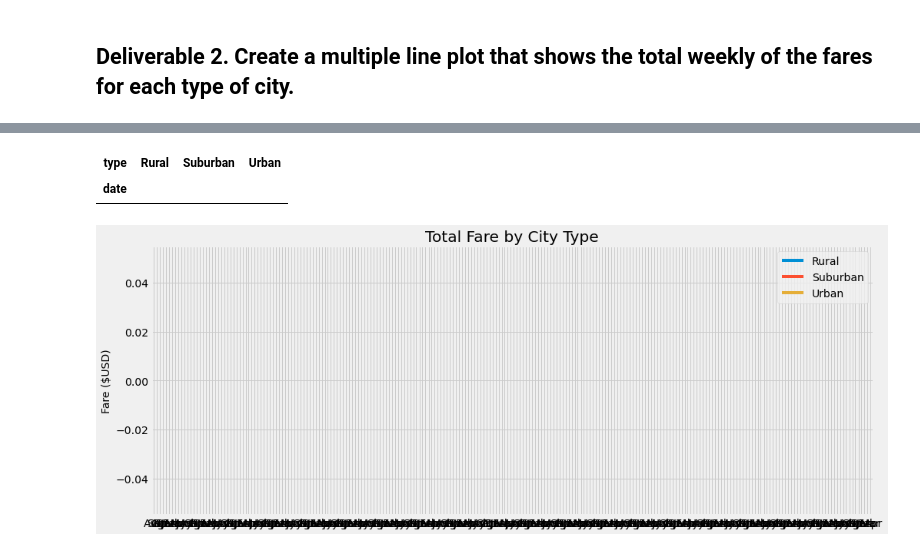
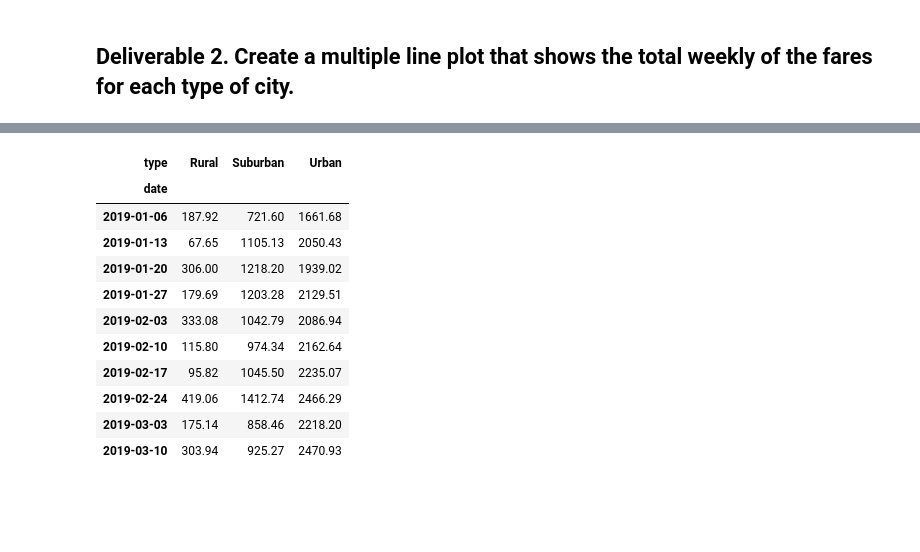
Before and after one commit to EdnaOkundi/Pyber_Analysis_II, a Jupyter notebook: PyBer_Challenge.ipynb, the cells around one changed output, grey strips where cells are left out. Saved outputs shown, nothing was run; the diff lists cells and outputs as text; code cells hidden in the pictures; blank space fills up the shorter version.

```diff
--- a/PyBer_Challenge.ipynb
+++ b/PyBer_Challenge.ipynb
@@ -195,6 +163,6 @@ Name: fare, Length: 2364, dtype: float64
 # %%
-#Reset the index on the DataFrame you created in #1. This is needed to use the 'pivot()' function.
-# # resetting the DataFrame index
-total_fare_per_day = total_fare_per_day.reset_index()
-total_fare_per_day.head()
+# 10. Reset the index on the DataFrame you created in #1. This is needed to use the 'pivot()' function.
+# df = df.reset_index()
+sum_fares_df = sum_fares_df.reset_index()
+sum_fares_df
 # %% [output]
@@ -207,8 +182,8 @@ total_fare_per_day.head()
 # %%
-# 4. Create a pivot table with the 'date' as the index, the columns ='type', and values='fare'
+# 11. Create a pivot table with the 'date' as the index, the columns ='type', and values='fare'
 # to get the total fares for each type of city by the date.
-total_fare_per_day_pivot = total_fare_per_day.pivot(index='date', columns='type', values='fare')
-total_fare_per_day_pivot
+sum_fares_pivot_df = sum_fares_df.pivot(index = 'date', columns = 'type', values='fare')
+sum_fares_pivot_df.head(10)
 # %% [output]
 | type | Rural | Suburban | Urban |
 | date |  |  |  |
@@ -227,7 +200,7 @@ total_fare_per_day_pivot
 # %%
-# 5. Create a new DataFrame from the pivot table DataFrame using loc on the given dates, '2019-01-01':'2019-04-29'.
-jan_apr_fare_per_day = total_fare_per_day_pivot.loc['2019-01-01':'2019-04-28']
-jan_apr_fare_per_day.tail()
+# 12. Create a new DataFrame from the pivot table DataFrame using loc on the given dates, '2019-01-01':'2019-04-29'.
+jan_april_2019_df = sum_fares_pivot_df.loc["2019-01-01":"2019-04-29"]
+jan_april_2019_df
 # %% [output]
 | type | Rural | Suburban | Urban |
 | date |  |  |  |
@@ -234,5 +219,5 @@ jan_apr_fare_per_day.tail()
 # %%
-# 6. Set the "date" index to datetime datatype. This is necessary to use the resample() method in Step 8.
+# 13. Set the "date" index to datetime datatype. This is necessary to use the resample() method in Step 8.
 # df.index = pd.to_datetime(df.index)
-jan_apr_fare_per_day.index = pd.to_datetime(jan_apr_fare_per_day.index)
+jan_april_2019_df.index = pd.to_datetime(jan_april_2019_df.index)
 # %%
@@ -252,29 +237,17 @@ memory usage: 0.0 bytes
 # %%
-# 8. Create a new DataFrame using the "resample()" function by week 'W' and get the sum of the fares for each week.
-jan_apr_fare_per_week = jan_apr_fare_per_day.resample("W").sum()
-jan_apr_fare_per_week.head()
+# 15. Create a new DataFrame using the "resample()" function by week 'W' and get the sum of the fares for each week.
+fares_per_week_df = jan_april_2019_df.resample('W').sum()
+fares_per_week_df.head(10)
 # %% [output]
 | type | Rural | Suburban | Urban |
 | date |  |  |  |
+| 2019-01-06 | 187.92 | 721.60 | 1661.68 |
+| 2019-01-13 | 67.65 | 1105.13 | 2050.43 |
+| 2019-01-20 | 306.00 | 1218.20 | 1939.02 |
+| 2019-01-27 | 179.69 | 1203.28 | 2129.51 |
+| 2019-02-03 | 333.08 | 1042.79 | 2086.94 |
+| 2019-02-10 | 115.80 | 974.34 | 2162.64 |
+| 2019-02-17 | 95.82 | 1045.50 | 2235.07 |
+| 2019-02-24 | 419.06 | 1412.74 | 2466.29 |
+| 2019-03-03 | 175.14 | 858.46 | 2218.20 |
+| 2019-03-10 | 303.94 | 925.27 | 2470.93 |
-# %%
-# 8. Using the object-oriented interface method, plot the resample DataFrame using the df.plot() function.
-import matplotlib.dates as mdates
-
-fig, ax = plt.subplots(figsize=(15, 6))
-ax.plot(jan_apr_fare_per_week)
-ax.set_ylabel('Fare ($USD)',fontsize=14)
-ax.set_xticks(pd.date_range(start = "2019-01-01", end = "2019-04-30", freq="MS"))
-ax.set_title("Total Fare by City Type")
-# Make ticks on occurrences of each month:
-ax.xaxis.set_major_locator(mdates.MonthLocator())
-# Get only the month to show in the x-axis:
-ax.xaxis.set_major_formatter(mdates.DateFormatter('%b'))
-ax.legend(["Rural","Suburban","Urban"])
-# Import the style from Matplotlib.
-from matplotlib import style
-# Use the graph style fivethirtyeight.
-style.use('fivethirtyeight')
-# Save the figure.
-plt.savefig("analysis/PyBer_fare_summary.png")
-# %% [output]
-[figure, removed]
```
Also changed, not shown: parts of 25 cells of this notebook, 3 other files.
